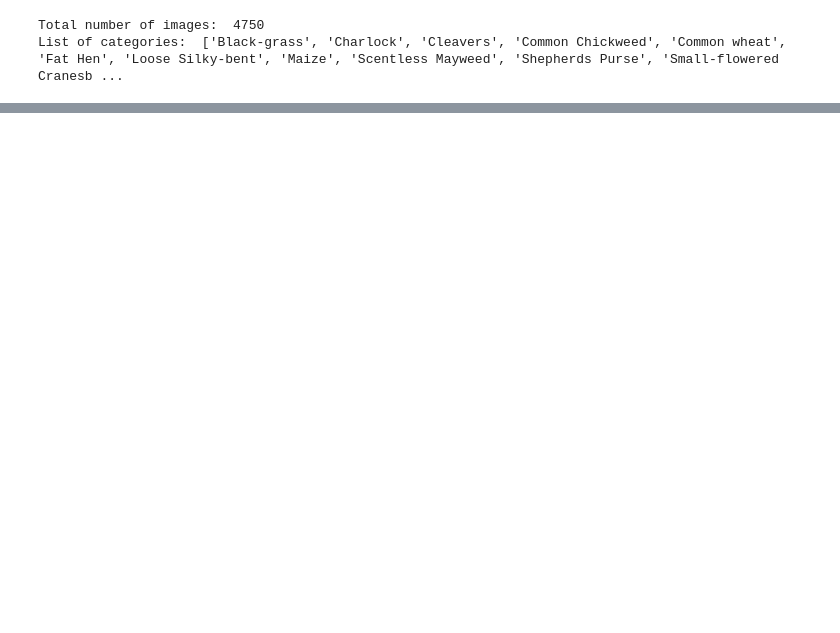
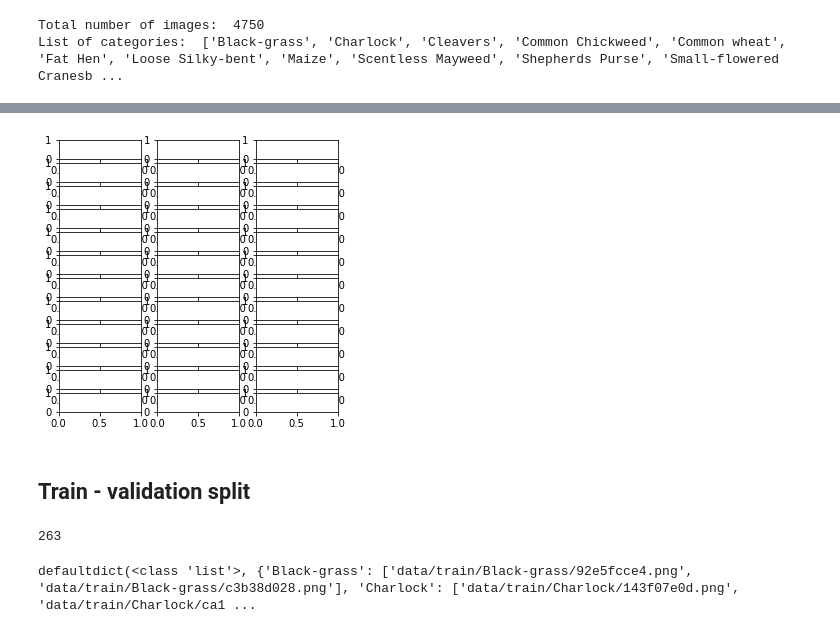
Before and after one commit to divya-nk/kaggle, a Jupyter notebook: plant-seedlings/seedlings.ipynb, the cells around one changed output, grey strips where cells are left out. Cells and saved outputs as stored; diff of their text form; code cells hidden in the pictures; blank space fills up the shorter version.

```diff
--- a/plant-seedlings/seedlings.ipynb
+++ b/plant-seedlings/seedlings.ipynb
@@ -29,0 +94,8 @@ List of categories:  ['Black-grass', 'Charlock', 'Cleavers', 'Common Chickweed',
+# %%
+fig = plt.figure()
+ax = fig.add_subplot(111)
+plt.show()
+# %% [output]
+[figure, added]
+# %% [markdown]
+## Train - validation split
@@ -29,0 +104,8 @@ List of categories:  ['Black-grass', 'Charlock', 'Cleavers', 'Common Chickweed',
+# %%
+len(category_dict['Black-grass'])
+# %% [output]
+263
+# %%
+print(category_dict)
+# %% [output]
+defaultdict(<class 'list'>, {'Black-grass': ['data/train/Black-grass/92e5fcce4.png', 'data/train/Black-grass/c3b38d028.png'], 'Charlock': ['data/train/Charlock/143f07e0d.png', 'data/train/Charlock/ca1 ...
```
Also changed, not shown: parts of 10 cells of this notebook.
